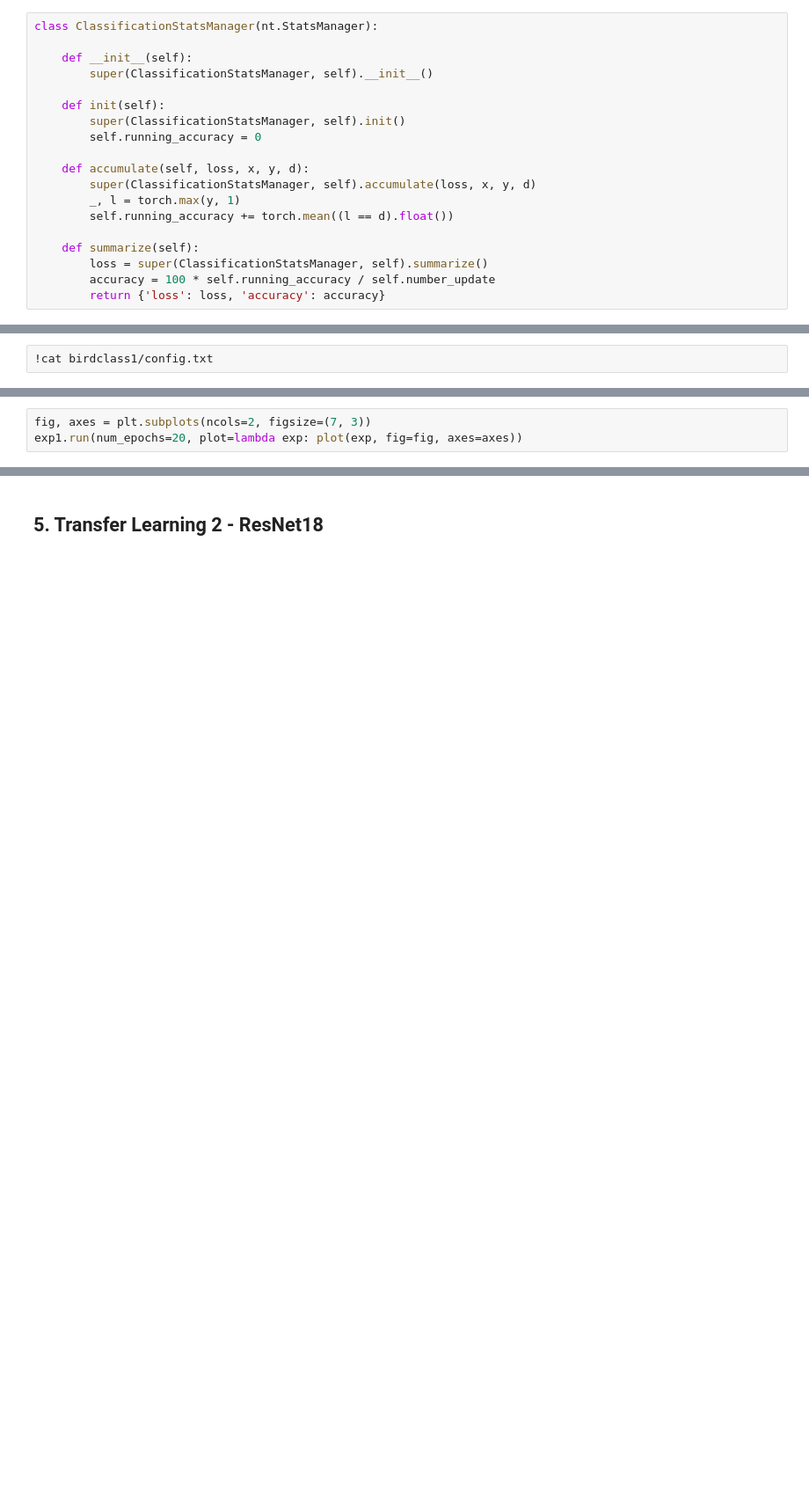
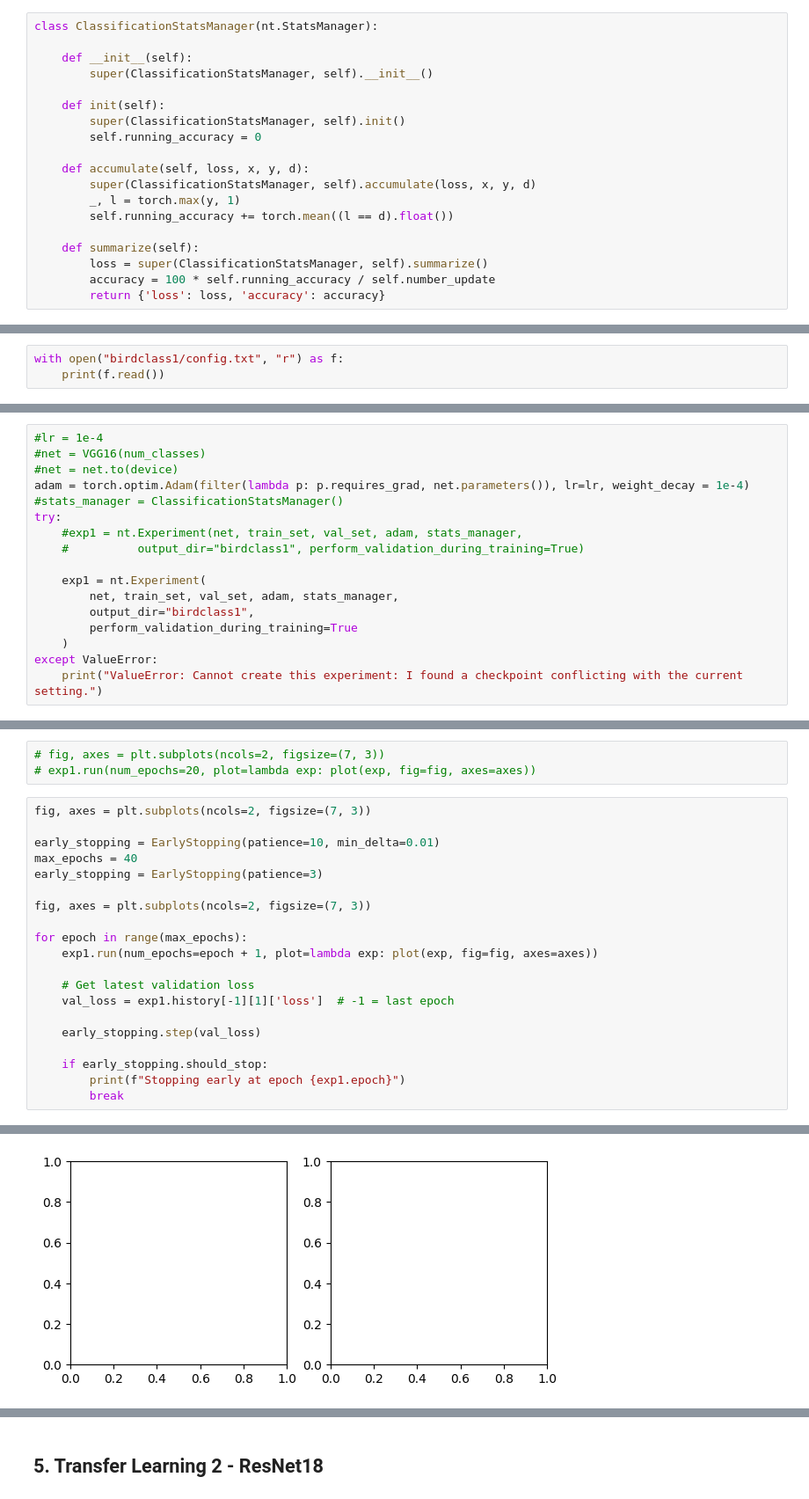
Before and after one commit to Benji1928/Bird-Classification-ML, a Jupyter notebook: Assignment 1.ipynb, the cells around one changed output, grey strips where cells are left out. Shown at 88% size. Cells and saved outputs as stored; diff of their text form; blank space fills up the shorter version.

```diff
--- a/Assignment 1.ipynb
+++ b/Assignment 1.ipynb
@@ -386,4 +389,5 @@ stats_manager = ClassificationStatsManager()
 exp1 = nt.Experiment(net, train_set, val_set, adam, stats_manager,
                output_dir="birdclass1", perform_validation_during_training=True)
 # %%
-!cat birdclass1/config.txt
+with open("birdclass1/config.txt", "r") as f:
+    print(f.read())
@@ -389,0 +412,17 @@ exp1 = nt.Experiment(net, train_set, val_set, adam, stats_manager,
+# %%
+#lr = 1e-4
+#net = VGG16(num_classes)
+#net = net.to(device)
+adam = torch.optim.Adam(filter(lambda p: p.requires_grad, net.parameters()), lr=lr, weight_decay = 1e-4)
+#stats_manager = ClassificationStatsManager()
+try:
+    #exp1 = nt.Experiment(net, train_set, val_set, adam, stats_manager,
+    #          output_dir="birdclass1", perform_validation_during_training=True)
+
+    exp1 = nt.Experiment(
+        net, train_set, val_set, adam, stats_manager,
+        output_dir="birdclass1",
+        perform_validation_during_training=True
+    )
+except ValueError:
+    print("ValueError: Cannot create this experiment: I found a checkpoint conflicting with the current setting.")
@@ -414,5 +490,26 @@ def plot(exp, fig, axes):
     plt.tight_layout()
     fig.canvas.draw()
 # %%
-fig, axes = plt.subplots(ncols=2, figsize=(7, 3))
-exp1.run(num_epochs=20, plot=lambda exp: plot(exp, fig=fig, axes=axes))
+# fig, axes = plt.subplots(ncols=2, figsize=(7, 3))
+# exp1.run(num_epochs=20, plot=lambda exp: plot(exp, fig=fig, axes=axes))
+# %%
+fig, axes = plt.subplots(ncols=2, figsize=(7, 3))
+
+early_stopping = EarlyStopping(patience=10, min_delta=0.01)
+max_epochs = 40
+early_stopping = EarlyStopping(patience=3)
+
+fig, axes = plt.subplots(ncols=2, figsize=(7, 3))
+
+for epoch in range(max_epochs):
+    exp1.run(num_epochs=epoch + 1, plot=lambda exp: plot(exp, fig=fig, axes=axes))
+
+    # Get latest validation loss
+    val_loss = exp1.history[-1][1]['loss']  # -1 = last epoch
+
+    early_stopping.step(val_loss)
+
+    if early_stopping.should_stop:
+        print(f"Stopping early at epoch {exp1.epoch}")
+        break
+# %% [output]
@@ -418,0 +533 @@ exp1.run(num_epochs=20, plot=lambda exp: plot(exp, fig=fig, axes=axes))
+[figure, added]
```
Also changed, not shown: parts of 59 cells of this notebook, 8 other files.
